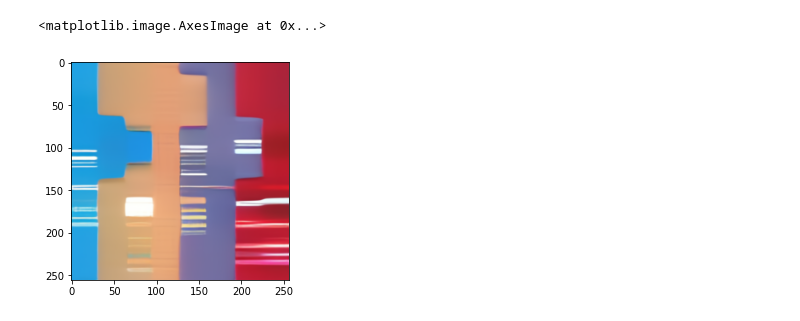
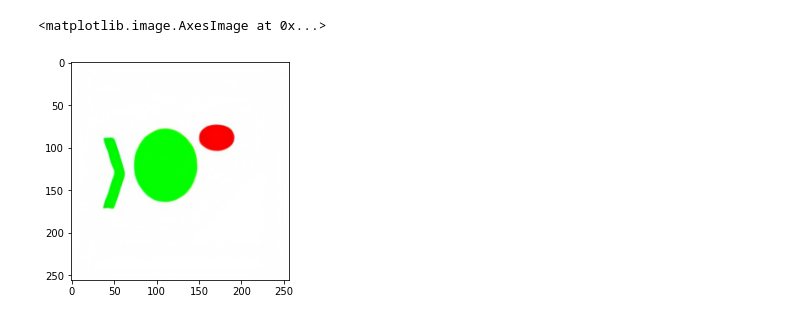
Before and after one commit to sholtodouglas/artificial_graphics, a Jupyter notebook: artificial_graphics_jax.ipynb, the cells around one changed output. Saved outputs shown, nothing was run; the diff lists cells and outputs as text; code cells hidden in the pictures.

```diff
--- a/artificial_graphics_jax.ipynb
+++ b/artificial_graphics_jax.ipynb
@@ -148,3 +114,9 @@ ModuleNotFoundError: ignored
 # %%
-import jax.tools.colab_tpu
-jax.tools.colab_tpu.setup_tpu()
+if args.colab:
+  import jax.tools.colab_tpu
+  jax.tools.colab_tpu.setup_tpu()
+else:
+  raise NotImplementedError
+
+DEVICES = jax.devices()
+NUM_DEVICS = len(DEVICES)
@@ -185 +152,20 @@ jax_dec_fn, jax_dec_params = get_decoder("decoder.pkl")
+# %%
+
+
+
+@jit
+def preprocess_batch(b: dict, logit_laplace_eps = 0.1) -> dict:
+  imgs = b['img']/255.0
+  b['img'] = jnp.transpose(imgs, axes = [0, 3, 1, 2])
+  b['img'] = (1 - 2 * logit_laplace_eps) * b['img'] + logit_laplace_eps
+  return b
+# %%
+import tensorflow_datasets as tfds
+
+train_dl = lib.data.dataloader(TRAIN_DATA_PATHS[0], batch_size = 4) # to make this distributed, pass num devices so we get an 8 ways batch - and then pmap it
+train_dataset = iter(tfds.as_numpy(train_dl.dataset))
+# %%
+b = next(train_dataset)
+b = jax.device_put(b, DEVICES[1])
+b = preprocess_batch(b)
 # %%
@@ -195,12 +474,15 @@ z = jnp.reshape(jnp.repeat(jnp.reshape(z, (B, D, H*W))[:,:,::4], 4, axis = -1),
 # %%
-
+#@title Test recon
+x = b['img'][0][jnp.newaxis]
+z_logits = jax_enc_fn(jax_enc_params, x)
+z = jnp.argmax(z_logits, axis=1)
+z = jnp.transpose(jax.nn.one_hot(z, num_classes=8192), (0, 3, 1, 2))
+B, D, H, W = z.shape
+#z = jnp.reshape(jnp.repeat(jnp.reshape(z, (B, D, H*W))[:,:,::2], 2, axis = -1), (B,D,H,W))
 x_stats = jax_dec_fn(jax_dec_params, z)
-
 x_rec = unmap_pixels(jax.nn.sigmoid(x_stats[:, :3]))
 x_rec = np.transpose((np.array(x_rec[0]) * 255).astype(np.uint8), (1, 2, 0))
-
-# PIL.Image.fromarray(x_rec).save('reconstructed.png')
 plt.imshow(x_rec)
 # %% [output]
 <matplotlib.image.AxesImage at 0x...>
-[figure, old version]
+[figure, new version]
```
Also changed, not shown: parts of 15 cells of this notebook.
